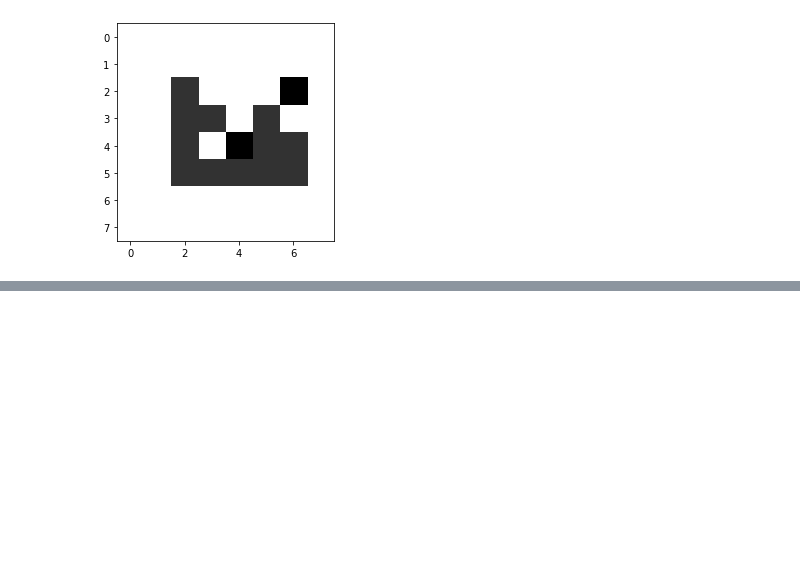
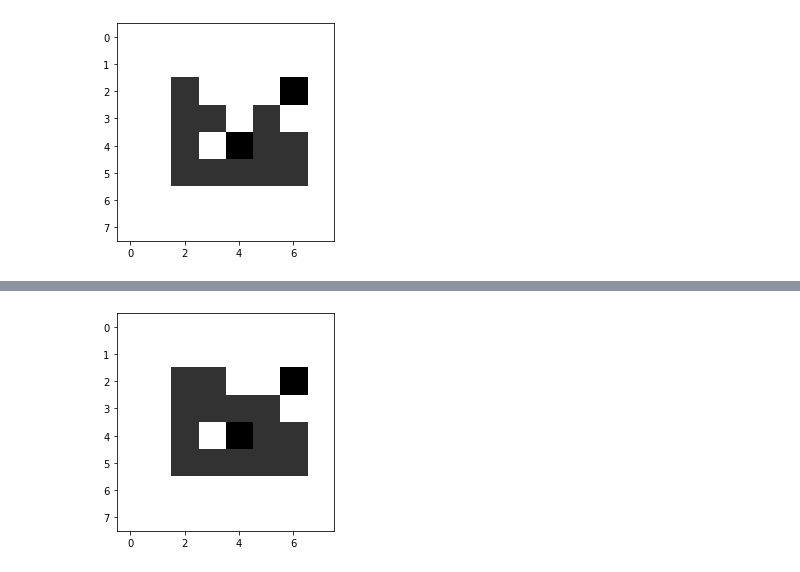
Before and after one commit to d22fish/cvImgCompression, a Jupyter notebook: funcCompress.ipynb, the cells around one changed output, grey strips where cells are left out. Drawn from its saved outputs; the diff is of its cells as text; code cells hidden in the pictures; blank space fills up the shorter version.

```diff
--- a/funcCompress.ipynb
+++ b/funcCompress.ipynb
@@ -772,3 +804,8 @@ plt.show()
+# %%
+plt.imshow(imRecover)
+plt.show()
+# %% [output]
+[figure, added]
 # %%
 imj = cv2.imread('test.jpg')
 imp = cv2.imread('test.png')
```
Also changed, not shown: parts of 4 cells of this notebook.
